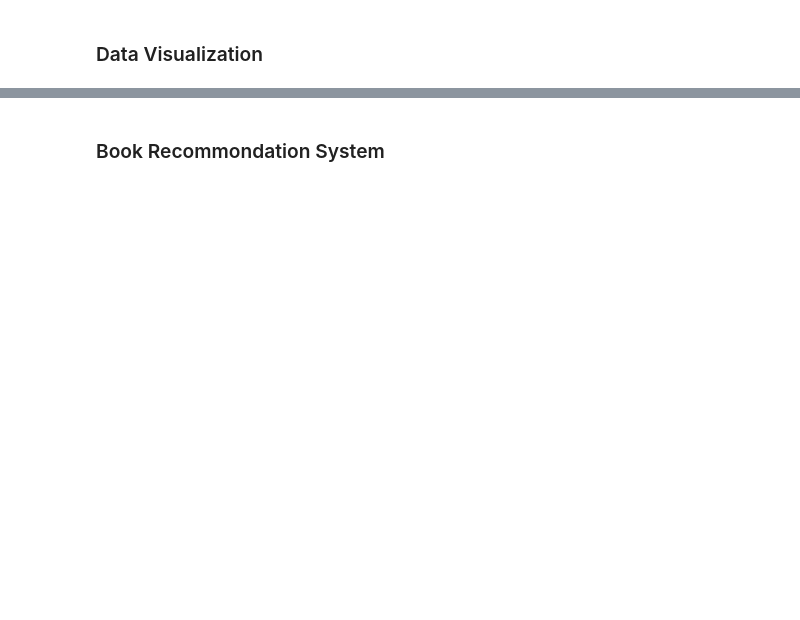
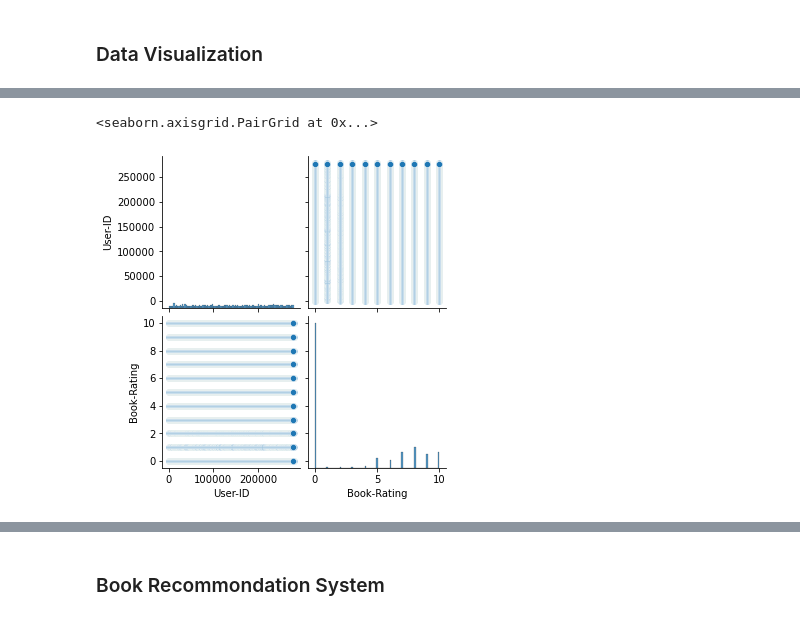
Before and after one commit to MadhaviRockandla/Passion-Project-Book-Recommendations, a Jupyter notebook: BRS.ipynb, the cells around one changed output, grey strips where cells are left out. Cells and saved outputs as stored; diff of their text form; code cells hidden in the pictures; blank space fills up the shorter version.

```diff
--- a/BRS.ipynb
+++ b/BRS.ipynb
@@ -289,0 +611,5 @@ plt.title("No of books by each author (Top 15)")
+# %%
+sns.pairplot(ratings)
+# %% [output]
+<seaborn.axisgrid.PairGrid at 0x...>
+[figure, added]
```
Also changed, not shown: parts of 58 cells of this notebook.
